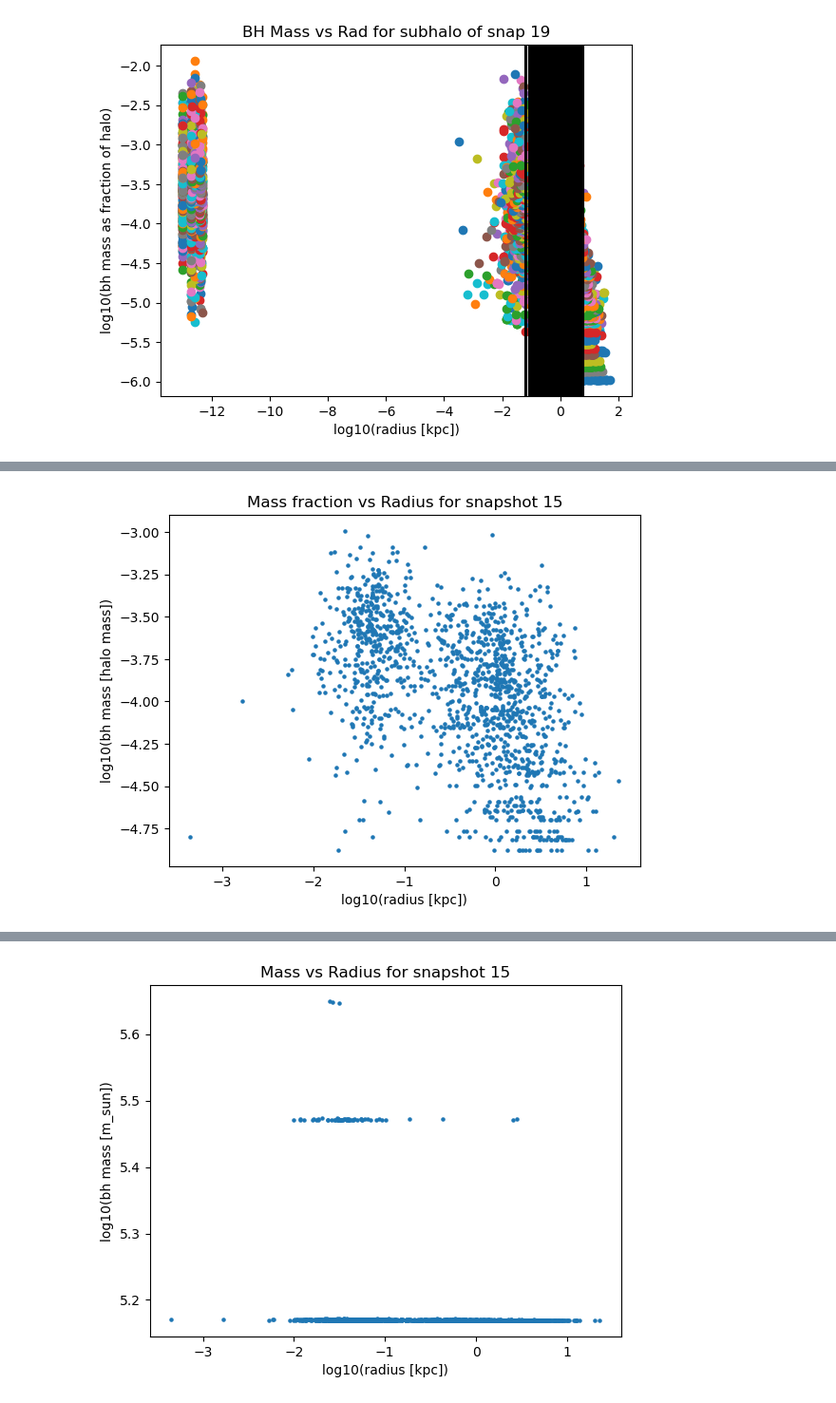
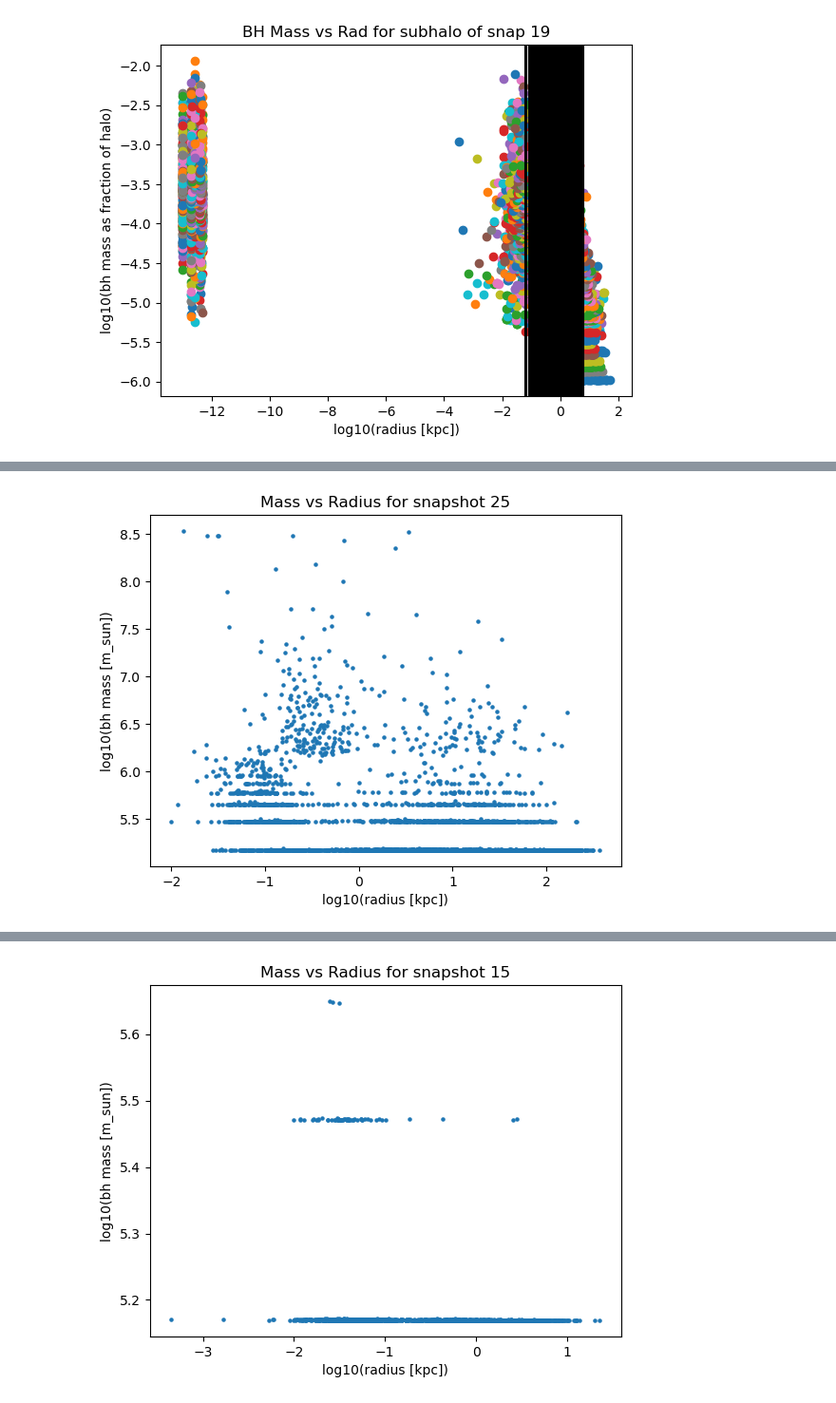
Before and after one commit to pranav-satheesh/wandering_bhs, a Jupyter notebook: Notebooks/SubhaloDictionary.ipynb, the cells around one changed output, grey strips where cells are left out. Shown at 95% size. Drawn from its saved outputs; the diff is of its cells as text; code cells hidden in the pictures.

Commit message:
began work on dN/dlogR plot

```diff
--- a/Notebooks/SubhaloDictionary.ipynb
+++ b/Notebooks/SubhaloDictionary.ipynb
@@ -19,27 +19,3 @@ import numpy as np
 # %run ../py_files/wandering_bh_catalog.py
 #catalog.snapshot_rows(Brahma_sim_file, 8, redshifts[8], max_subhalos=None)
 #catalog.snapshot_rows
-# %%
-with h5py.File("/orange/lblecha/pranavsatheesh/wandering_bhs/Data/wandering_bh_SM5_DFD_3_TNG.hdf5") as f:
-    is_wandering = f["bh/is_wandering"][:]
-    r_kpc = f["bh/r_kpc"] # all radii
-    wandering_r_kpc = f["bh/r_kpc"][is_wandering]          # distances of just the wandering BHs
-    nonwander_r_kpc = f["bh/r_kpc"][np.invert(is_wandering)]      # distances of all other BHs
-    lum = f["bh/lbol_erg_s"] # all lum
-    wandering_lum = f["bh/lbol_erg_s"][is_wandering]       # luminosities of wanderers
-    nonwander_lum = f["bh/lbol_erg_s"][np.invert(is_wandering)]    # luminosities of others
-
-    snapchoice = 14                                                     # CHANGE SNAPSHOT HERE
-    num_halos_in_snap = f["snapshot/n_subhalos_with_bh"][snapchoice]
-    subhalochoice = 2 % num_halos_in_snap                               # CHANGE SUBHALO HERE
-    subhalo_start = f["snapshot/subhalo_start"][snapchoice]
-    bh_start = f["subhalo/bh_start"][subhalo_start+subhalochoice]
-    halfmass_rad = f["subhalo/stellar_halfrad_kpc"][subhalo_start+subhalochoice]
-    num_bh_in_halo = f["subhalo/bh_count"][subhalo_start+subhalochoice]
-    wandering_in_halo = is_wandering[bh_start:bh_start+num_bh_in_halo]
-    r_in_halo = r_kpc[bh_start:bh_start+num_bh_in_halo]
-    r_wand_in_halo = r_in_halo[wandering_in_halo]
-    r_nonwand_in_halo = r_in_halo[np.invert(wandering_in_halo)]
-    lum_in_halo = lum[bh_start:bh_start+num_bh_in_halo]
-    lum_wand_in_halo = lum_in_halo[wandering_in_halo]
-    lum_nonwand_in_halo = lum_in_halo[np.invert(wandering_in_halo)]
@@ -303,4 +157,4 @@ massfrac_rad_scatter(15)
 # %%
-log_scatter(15, True, False, True)
+log_scatter(25, False, False, True)
 # %% [output]
-[figure, old version]
+[figure, new version]
```
Also changed, not shown: parts of 26 cells of this notebook.
